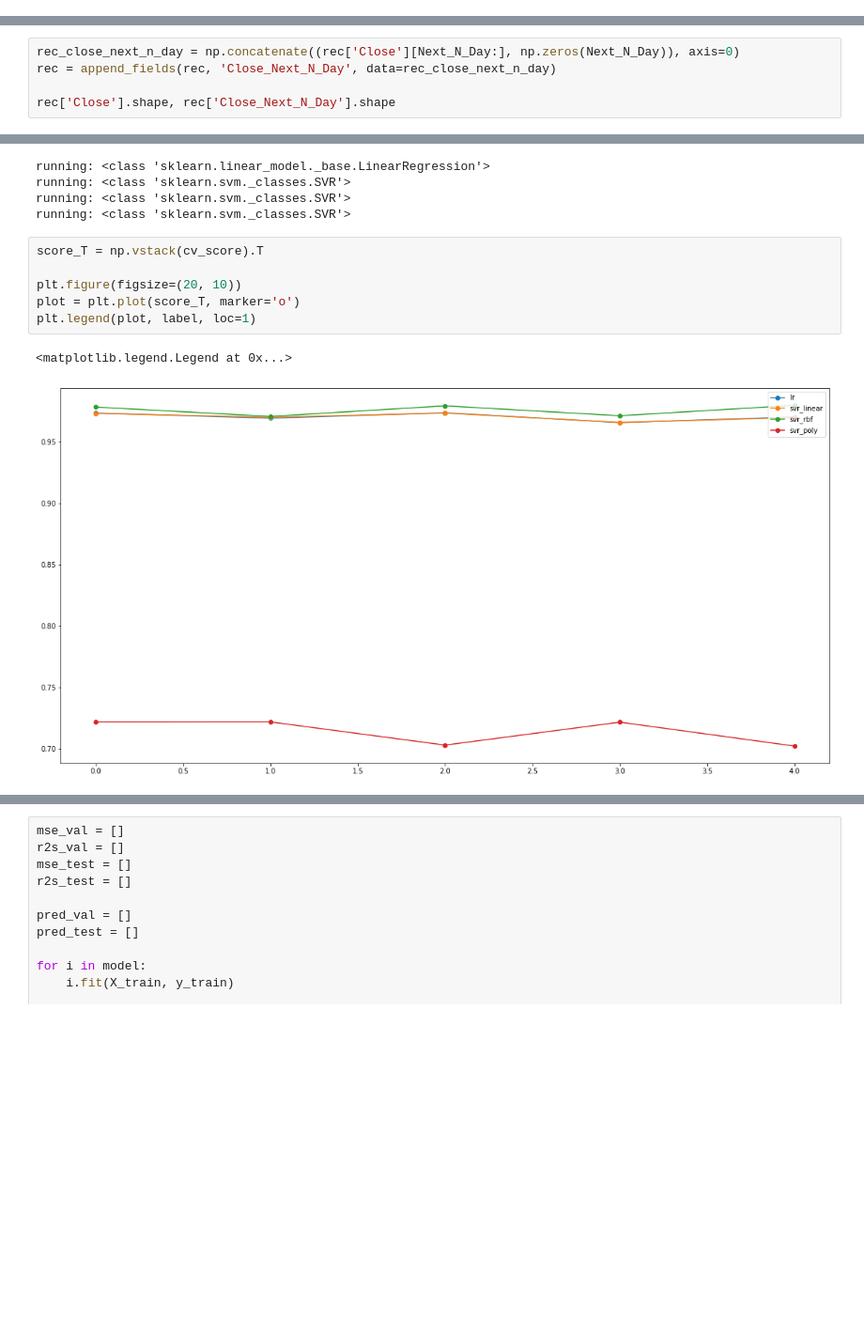
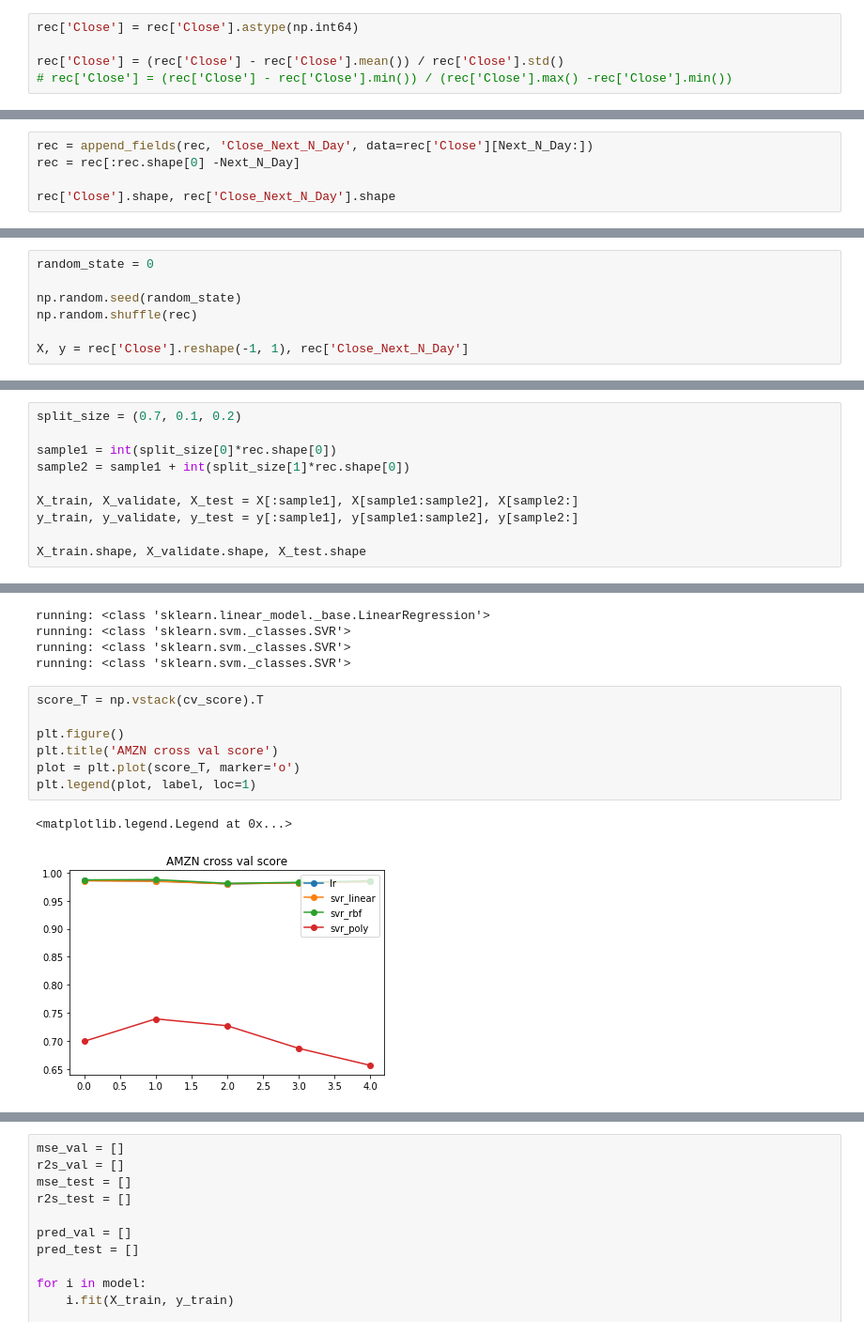
Before and after one commit to bdintu/machine-learning, a Jupyter notebook: lab2/lab2.ipynb, the cells around one changed output, grey strips where cells are left out. Shown: that part at 94% size. Drawn from its saved outputs; the diff is of its cells as text; blank space fills up the shorter version.

```diff
--- a/lab2/lab2.ipynb
+++ b/lab2/lab2.ipynb
@@ -22,0 +24,5 @@ rec['Close'] = scaler.transform(rec['Close'].reshape(-1, 1)).reshape(-1)
+# %%
+rec['Close'] = rec['Close'].astype(np.int64)
+
+rec['Close'] = (rec['Close'] - rec['Close'].mean()) / rec['Close'].std()
+# rec['Close'] = (rec['Close'] - rec['Close'].min()) / (rec['Close'].max() -rec['Close'].min())
@@ -23,6 +31,6 @@ rec['Close'] = scaler.transform(rec['Close'].reshape(-1, 1)).reshape(-1)
 # %%
-rec_close_next_n_day = np.concatenate((rec['Close'][Next_N_Day:], np.zeros(Next_N_Day)), axis=0)
-rec = append_fields(rec, 'Close_Next_N_Day', data=rec_close_next_n_day)
+rec = append_fields(rec, 'Close_Next_N_Day', data=rec['Close'][Next_N_Day:])
+rec = rec[:rec.shape[0] -Next_N_Day]
 
 rec['Close'].shape, rec['Close_Next_N_Day'].shape
 # %% [output]
@@ -56,0 +40,7 @@ X_train.shape, X_validate.shape, X_test.shape
+# %%
+random_state = 0
+
+np.random.seed(random_state)
+np.random.shuffle(rec)
+
+X, y = rec['Close'].reshape(-1, 1), rec['Close_Next_N_Day']
@@ -56,0 +49,10 @@ X_train.shape, X_validate.shape, X_test.shape
+# %%
+split_size = (0.7, 0.1, 0.2)
+
+sample1 = int(split_size[0]*rec.shape[0])
+sample2 = sample1 + int(split_size[1]*rec.shape[0])
+
+X_train, X_validate, X_test = X[:sample1], X[sample1:sample2], X[sample2:]
+y_train, y_validate, y_test = y[:sample1], y[sample1:sample2], y[sample2:]
+
+X_train.shape, X_validate.shape, X_test.shape
@@ -94,10 +104,11 @@ running: <class 'sklearn.svm._classes.SVR'>
 # %%
 score_T = np.vstack(cv_score).T
 
-plt.figure(figsize=(20, 10))
+plt.figure()
+plt.title('AMZN cross val score')
 plot = plt.plot(score_T, marker='o')
 plt.legend(plot, label, loc=1)
 # %% [output]
 <matplotlib.legend.Legend at 0x...>
-[figure, old version]
+[figure, new version]
 # %%
```
Also changed, not shown: parts of 23 cells of this notebook.
